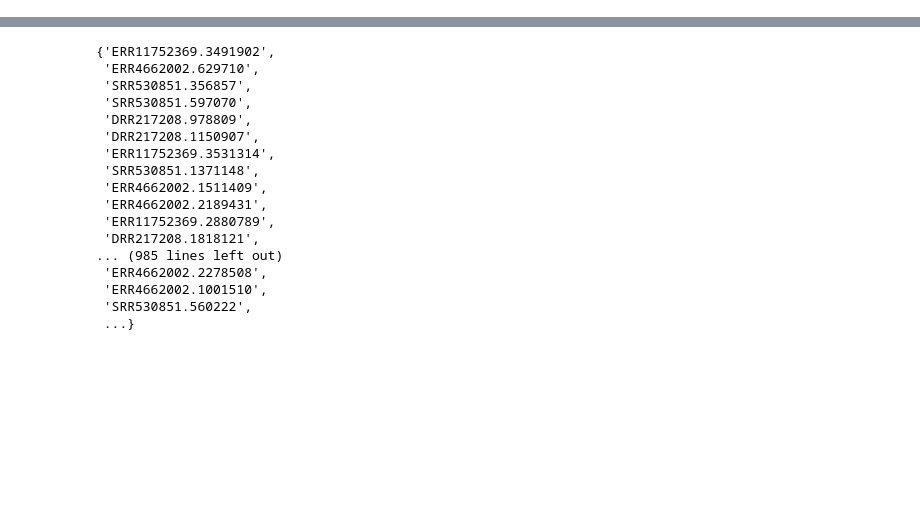
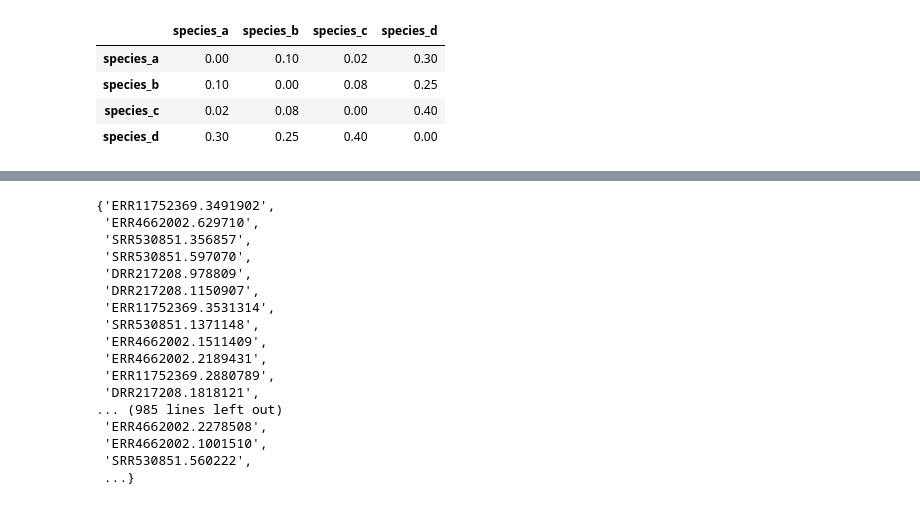
Before and after one commit to mistergroot/cladeaid, a Jupyter notebook: jupyter_notebooks/CladeAid.ipynb, the cells around one changed output, grey strips where cells are left out. Drawn from its saved outputs; the diff is of its cells as text; code cells hidden in the pictures; blank space fills up the shorter version.

```diff
--- a/jupyter_notebooks/CladeAid.ipynb
+++ b/jupyter_notebooks/CladeAid.ipynb
@@ -2,0 +32,8 @@ import pandas as pd
+# %%
+subset_matrix
+# %% [output]
+|  | species_a | species_b | species_c | species_d |
+| species_a | 0.00 | 0.10 | 0.02 | 0.30 |
+| species_b | 0.10 | 0.00 | 0.08 | 0.25 |
+| species_c | 0.02 | 0.08 | 0.00 | 0.40 |
+| species_d | 0.30 | 0.25 | 0.40 | 0.00 |
```
Also changed, not shown: parts of 16 cells of this notebook.
